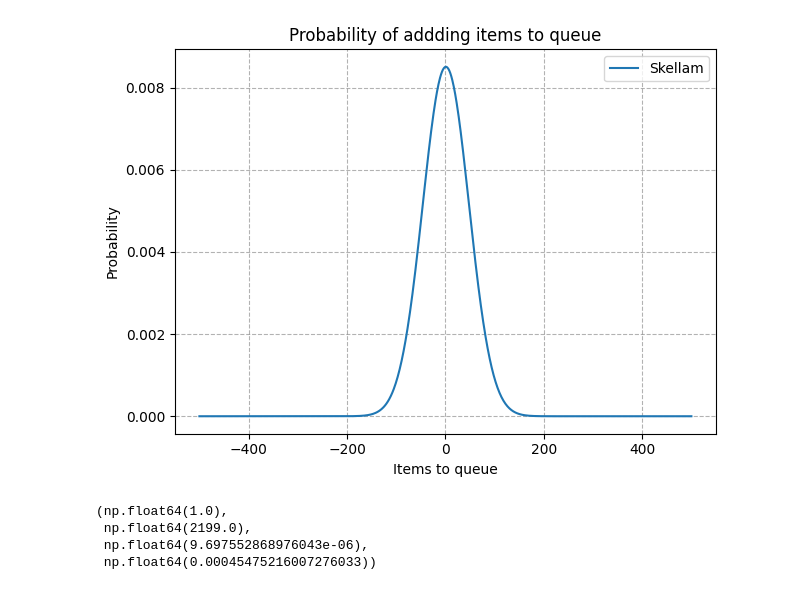
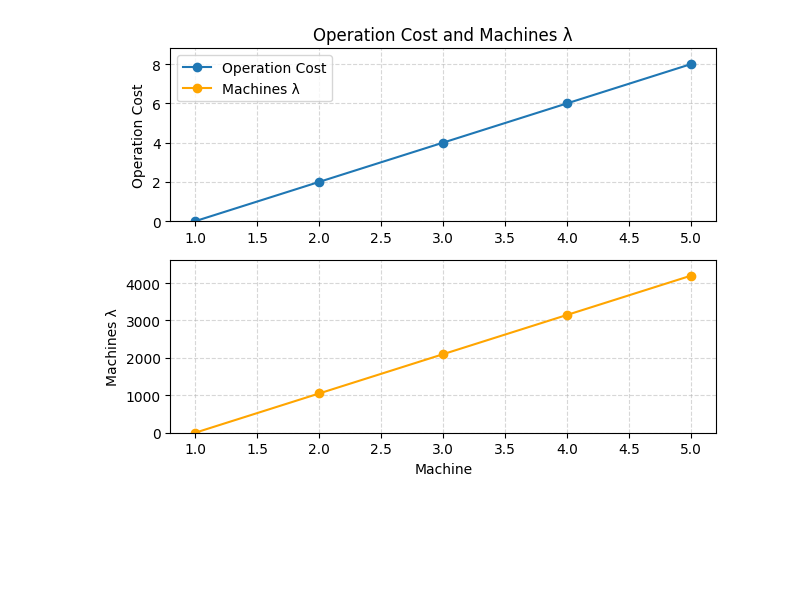
Before and after one commit to lucasbanunes/CPS767-monte-carlo-algorithms, a Jupyter notebook: project/finite_markov_chain.ipynb, the cells around one changed output. Cells and saved outputs as stored; diff of their text form; code cells hidden in the pictures; blank space fills up the shorter version.

```diff
--- a/project/finite_markov_chain.ipynb
+++ b/project/finite_markov_chain.ipynb
@@ -36,23 +16,0 @@ ax.set(
-# %%
-fig, ax = plt.subplots()
-x = np.arange(-500, 501)
-liquid_pmf = liquid_distribution.pmf(x)
-ax.grid(alpha=.3, color='k', linestyle='--')
-ax.plot(x, liquid_pmf, label='Skellam')
-ax.legend()
-ax.set(
-    xlabel='Items to queue',
-    ylabel='Probability',
-    title='Probability of addding items to queue',
-)
-fig.tight_layout()
-# %% [output]
-[figure, removed]
-# %%
-mean, var, skew, kurt = stats.skellam.stats(producer_lambda, consumer_lambda, moments='mvsk')
-mean, var, skew, kurt
-# %% [output]
-(np.float64(1.0),
- np.float64(2199.0),
- np.float64(9.697552868976043e-06),
- np.float64(0.00045475216007276033))
@@ -77,0 +17,20 @@ def get_transition_matrix(
+# %%
+producer_lambda = 1000
+queue_size = 100
+discrete_time_step = 0.01
+base_price = 1
+multiplier = np.arange(5)
+operation_cost = 1*2*multiplier
+base_lambda = 500
+machines_lambda = base_lambda*2.1*multiplier
+customer_revenue=0.01
+wait_time_cost=0.01
+start_machines = np.array([0, 1, 0, 0, 1])
+consumer_lambda = infra_lambda(
+    machines=start_machines,
+    machines_lambda=machines_lambda,
+)
+producer_lambda_increase = 2*producer_lambda
+
+new_machines = 2*start_machines
+increase_response_time = 120
@@ -78 +53,28 @@ def get_transition_matrix(
+# %%
+fig, axes = plt.subplots(2, 1)
+for ax in axes:
+    ax.grid(linestyle='--', alpha=0.5)
+x = np.arange(1, len(operation_cost) + 1)
+lines = axes[0].plot(x, operation_cost, marker='o', label='Operation Cost')
+lines += axes[1].plot(
+    x, machines_lambda, marker='o', color='orange', label='Machines λ'
+)
+axes[0].legend(lines, [l.get_label() for l in lines])
+axes[0].set(
+    title='Operation Cost and Machines λ',
+    ylabel='Operation Cost',
+    ylim=(0, 1.1*max(operation_cost))
+)
+axes[1].set(
+    ylabel='Machines λ',
+    ylim=(0, 1.1*max(machines_lambda)),
+    xlabel='Machine'
+    # ylim=ax.get_ylim(),
+)
+# axis_rates = max(machines_lambda) / max(operation_cost)
+# # twinx_yticks = np.arange(0, )
+# twinx.set_yticks(np.linspace(0, 1.1*max(machines_lambda), len(ax.get_yticks())))
+fig.tight_layout()
+# %% [output]
+[figure, added]
 # %%
```
Also changed, not shown: parts of 15 cells of this notebook, 4 other files.
